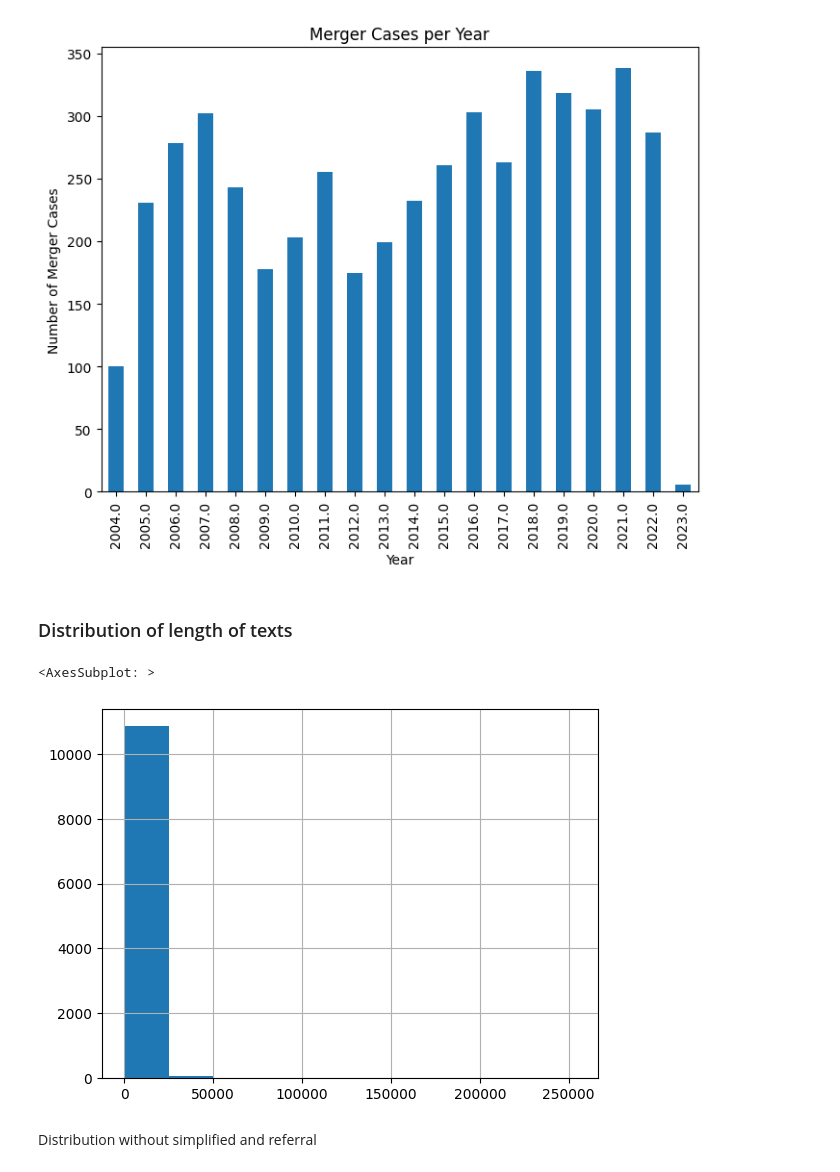
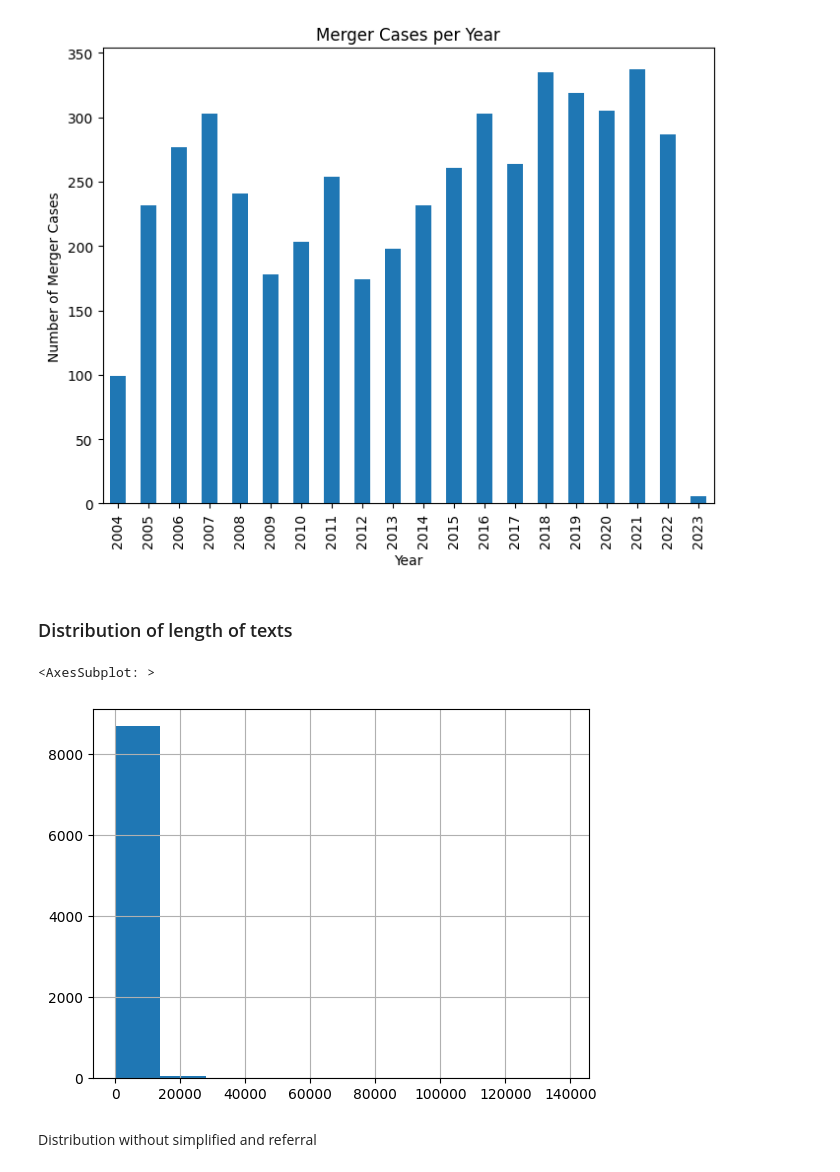
Before and after one commit to adellegia/predicting-merger-decision-outcomes, a Jupyter notebook: src/python/notebook/descriptives.ipynb, the cells around one changed output. Cells and saved outputs as stored; diff of their text form; code cells hidden in the pictures.

```diff
--- a/src/python/notebook/descriptives.ipynb
+++ b/src/python/notebook/descriptives.ipynb
@@ -50,3 +24,17 @@ df = pd.read_json(r"../../../data/processed/df_eng_clean_filtered_2023_03_09.jso
+# %%
+df = pd.read_json(r"../../../data/processed/pre-processed_2023_03_11.json")
+
+df.drop_duplicates(subset=['article_new', 'case_num', 'file', 'section_fin'], keep='first', inplace=True)
+df=df.reset_index(drop=True)
+# %%
+# Define a regular expression pattern to match the unwanted words
+remove_words = ['statement objection', 'en', 'phase ii', 'rfi', 'request information',
+                'european commission', 'commission européenne bruxelles', 'europese commissie brussel', 'belgium telephone',
+                'confidential information disclosed', 'bruxelles europese', 'européenne', 'commissie', 'europese', 'tele', 'brussel', 'bruxelles',
+                'belgique', 'tel', 'belgïë',
+                'enclosed square bracket', 'marked asterisk']
+remove_pattern = re.compile(r'\b(' + '|'.join(remove_words) + r')\b', flags=re.IGNORECASE)
+df['text_clean'] = df['text_clean'].replace(remove_pattern, '', regex=True)
 # %%
 df.info()
 # %% [output]
@@ -142,14 +234,14 @@ ax.set_ylabel('Number of Merger Cases')
 # Display the chart
 plt.show()
 # %% [output]
-[figure, old version]
+[figure, new version]
 # %% [markdown]
 ### Distribution of length of texts
 # %%
-pd.Series(df['count']).hist(bins = 10)
+pd.Series(df['count_text']).hist(bins = 10)
 # %% [output]
 <AxesSubplot: >
-[figure, old version]
+[figure, new version]
 # %% [markdown]
 
 Distribution without simplified and referral
```
Also changed, not shown: parts of 31 cells of this notebook, 4 other files.
